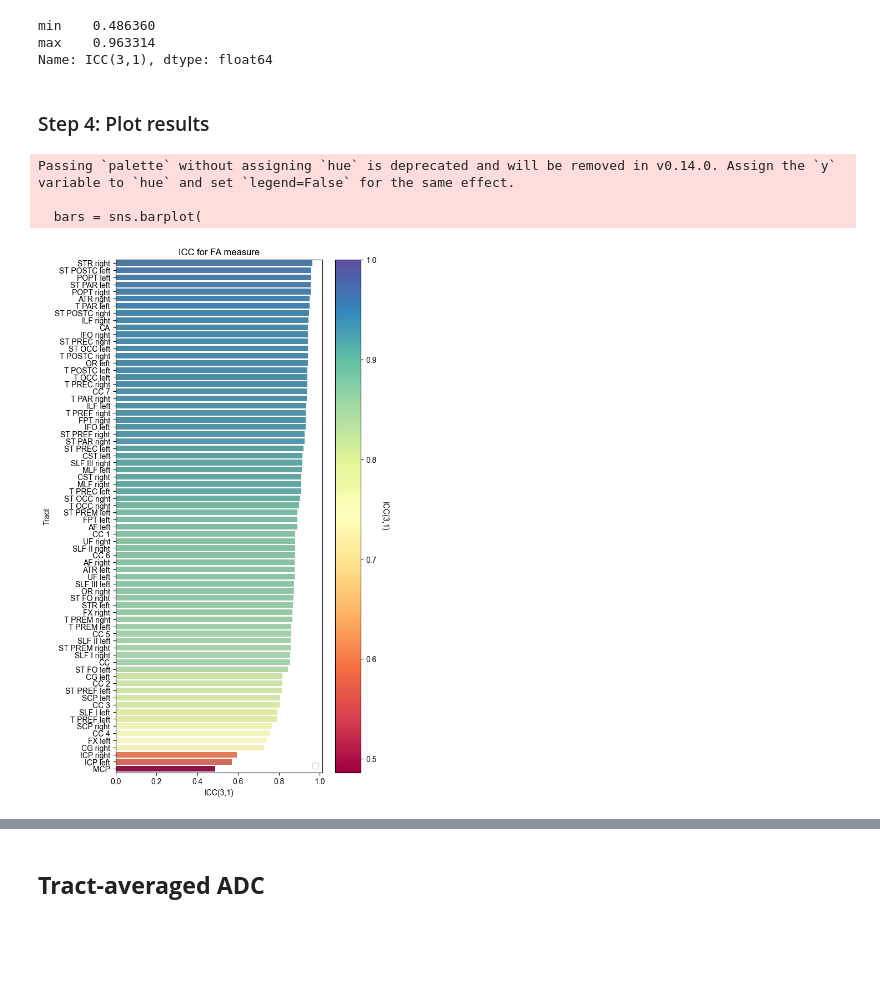
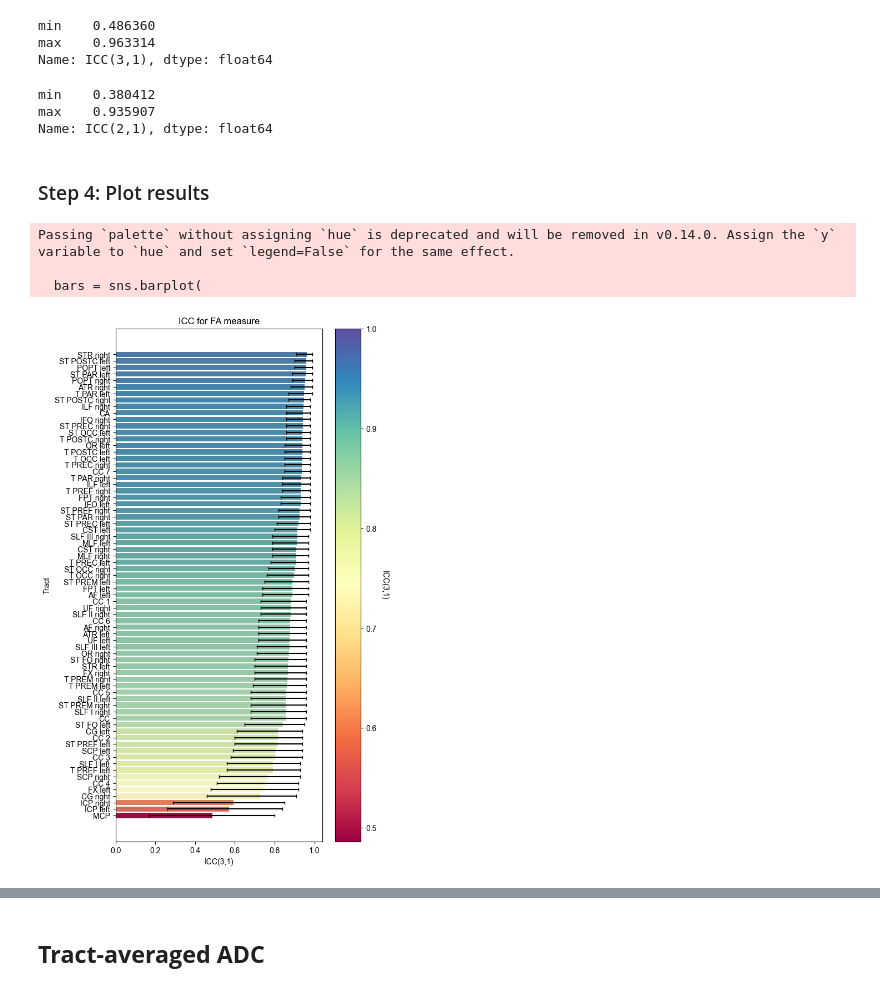
Before and after one commit to remikamito/TRAMFIX, a Jupyter notebook: analysis_notebooks/Analysis2_tractmeans.ipynb, the cells around one changed output, grey strips where cells are left out. Saved outputs shown, nothing was run; the diff lists cells and outputs as text; code cells hidden in the pictures; blank space fills up the shorter version.

```diff
--- a/analysis_notebooks/Analysis2_tractmeans.ipynb
+++ b/analysis_notebooks/Analysis2_tractmeans.ipynb
@@ -678,9 +1072,11 @@ for tract in tract_df5_long['Tract'].unique():
     subset = tract_df5_long[tract_df5_long['Tract'] == tract]
     icc = pg.intraclass_corr(data=subset, targets='ID', raters='Site', ratings='FC')
     icc_2_1 = icc[icc['Type'] == 'ICC2']['ICC'].values[0]
+    icc_CI = icc[icc['Type'] == 'ICC2']['CI95%'].values[0]
+    icc_2_pval = icc[icc['Type'] == 'ICC2']['pval'].values[0]
     icc_3_1 = icc[icc['Type'] == 'ICC3']['ICC'].values[0]  # Extract ICC(3,1)
-    icc_3_pval = icc[icc['Type'] == 'ICC3']['pval'].values[0] # extract pval for ICC3
-    icc_results_df5.append({'Tract': tract, 'ICC(2,1)': icc_2_1, 'ICC(3,1)': icc_3_1, 'pval': icc_3_pval})
+    #icc_3_pval = icc[icc['Type'] == 'ICC3']['pval'].values[0] # extract pval for ICC3
+    icc_results_df5.append({'Tract': tract, 'ICC(2,1)': icc_2_1, 'ICC_CI': icc_CI, 'pval': icc_2_pval, 'ICC(3,1)': icc_3_1})
 
 # Convert to DataFrame
 icc_df5 = pd.DataFrame(icc_results_df5)
@@ -743,9 +1153,11 @@ for tract in tract_df6_long['Tract'].unique():
     subset = tract_df6_long[tract_df6_long['Tract'] == tract]
     icc = pg.intraclass_corr(data=subset, targets='ID', raters='Site', ratings='FDC')
     icc_2_1 = icc[icc['Type'] == 'ICC2']['ICC'].values[0]
+    icc_CI = icc[icc['Type'] == 'ICC2']['CI95%'].values[0]
+    icc_2_pval = icc[icc['Type'] == 'ICC2']['pval'].values[0]
     icc_3_1 = icc[icc['Type'] == 'ICC3']['ICC'].values[0]  # Extract ICC(3,1)
-    icc_3_pval = icc[icc['Type'] == 'ICC3']['pval'].values[0] # extract pval for ICC3
-    icc_results_df6.append({'Tract': tract, 'ICC(2,1)': icc_2_1, 'ICC(3,1)': icc_3_1, 'pval': icc_3_pval})
+    #icc_3_pval = icc[icc['Type'] == 'ICC3']['pval'].values[0] # extract pval for ICC3
+    icc_results_df6.append({'Tract': tract, 'ICC(2,1)': icc_2_1,  'ICC_CI': icc_CI, 'pval': icc_2_pval, 'ICC(3,1)': icc_3_1})
 
 # Convert to DataFrame
 icc_df6 = pd.DataFrame(icc_results_df6)
@@ -843,9 +1274,12 @@ for tract in tract_fa_df_long['Tract'].unique():
     subset = tract_fa_df_long[tract_fa_df_long['Tract'] == tract]
     icc = pg.intraclass_corr(data=subset, targets='ID', raters='Site', ratings='FA')
     icc_2_1 = icc[icc['Type'] == 'ICC2']['ICC'].values[0]
+    icc_CI = icc[icc['Type'] == 'ICC2']['CI95%'].values[0]
+    icc_2_pval = icc[icc['Type'] == 'ICC2']['pval'].values[0]
     icc_3_1 = icc[icc['Type'] == 'ICC3']['ICC'].values[0]  # Extract ICC(3,1)
-    icc_3_pval = icc[icc['Type'] == 'ICC3']['pval'].values[0] # extract pval for ICC3
-    icc_results_fa_df.append({'Tract': tract, 'ICC(2,1)': icc_2_1, 'ICC(3,1)': icc_3_1, 'pval': icc_3_pval})
+    #icc_CI = icc[icc['Type'] == 'ICC3']['CI95%'].values[0]
+    #icc_3_pval = icc[icc['Type'] == 'ICC3']['pval'].values[0] # extract pval for ICC3
+    icc_results_fa_df.append({'Tract': tract, 'ICC(2,1)': icc_2_1, 'ICC_CI': icc_CI, 'pval': icc_2_pval, 'ICC(3,1)': icc_3_1})
 
 # Convert to DataFrame
 icc_fa_df = pd.DataFrame(icc_results_fa_df)
@@ -878,6 +1312,12 @@ results_fa_df['ICC(3,1)'].agg(['min', 'max'])
 min    0.486360
 max    0.963314
 Name: ICC(3,1), dtype: float64
+# %%
+results_fa_df['ICC(2,1)'].agg(['min', 'max'])
+# %% [output]
+min    0.380412
+max    0.935907
+Name: ICC(2,1), dtype: float64
 # %% [markdown]
 ### Step 4: Plot results
 # %%
@@ -885,6 +1325,7 @@ import matplotlib.pyplot as plt
 import seaborn as sns
 import matplotlib.cm as cm
 import matplotlib.colors as mcolors
+import numpy as np
 
 # Sort by ICC values (low to high)
 icc_fa_sorted = results_fa_df.sort_values(by="ICC(3,1)", ascending=False)
@@ -900,37 +1341,60 @@ colours = [cmap(norm(val)) for val in icc_fa_sorted['ICC(3,1)']]
 # plt.figure(figsize=(6, 12))
 # sns.barplot(data=icc_fa_sorted, x="ICC_3_1", y="Tract", palette=colours)
 
+# pull out 95% CI
+icc_fa_sorted['lower'] = icc_fa_sorted["ICC(3,1)"] - icc_fa_sorted["ICC_CI"].apply(lambda x: x[0])
+icc_fa_sorted['upper'] = icc_fa_sorted["ICC_CI"].apply(lambda x: x[0]) - icc_fa_sorted["ICC(3,1)"]
+
 # plot
 fig, ax = plt.subplots(figsize=(6,12))
 bars = sns.barplot(
     data=icc_fa_sorted,
     y="Tract",
     x="ICC(3,1)",
+    #yerr=[icc_fa_sorted['lower'], icc_fa_sorted['upper']],
     palette=colours,
     ax=ax
 )
+
+# to remove whitespace on plot
+y_pos = np.arange(len(icc_fa_sorted))
+
+# error bars (95% ci)
+ax.errorbar(
+    x=icc_fa_sorted["ICC(3,1)"],
+    y=y_pos,
+    xerr=[icc_fa_sorted["ICC(3,1)"] - icc_fa_sorted["ICC_CI"].apply(lambda x: x[0]),
+          icc_fa_sorted["ICC_CI"].apply(lambda x: x[1]) - icc_fa_sorted["ICC(3,1)"]],
+    fmt="none",
+    ecolor="black",
+    capsize=2
+)
+
+ax.set_yticks(y_pos)
+ax.set_yticklabels(icc_fa_sorted["Tract"])
+
 # Add vertical colorbar
 sm = cm.ScalarMappable(cmap=cmap, norm=norm)
-sm.set_array([])  # Required for matplotlib < 3.1
+sm.set_array([])
 cbar = fig.colorbar(sm, ax=ax, orientation="vertical")
 cbar.set_label("ICC(3,1)", rotation=270, labelpad=15)
 
 # Format plot
 #plt.xticks(rotation=90, fontsize=10)  # rotate tract names
 plt.ylabel("Tract")
 plt.xlabel("ICC(3,1)")
 plt.title("ICC for FA measure")
-plt.legend()
+#plt.legend()
 
 ##output_plt = os.path.join(output_dir, "icc_plot_fd.svg")
 
 plt.savefig(os.path.join(output_dir, "icc_plot_fa_template1_spectral.svg"), format="svg", bbox_inches="tight")
 
 plt.show()
 # %% [output]
 Passing `palette` without assigning `hue` is deprecated and will be removed in v0.14.0. Assign the `y` variable to `hue` and set `legend=False` for the same effect.
 
   bars = sns.barplot(
-[figure, old version]
+[figure, new version]
 # %%
 icc_fa_sorted['hexcode'] = icc_fa_sorted['ICC(3,1)'].apply(lambda val: mcolors.to_hex(cmap(norm(val))))
```
Also changed, not shown: parts of 50 cells of this notebook, 2 other files.
